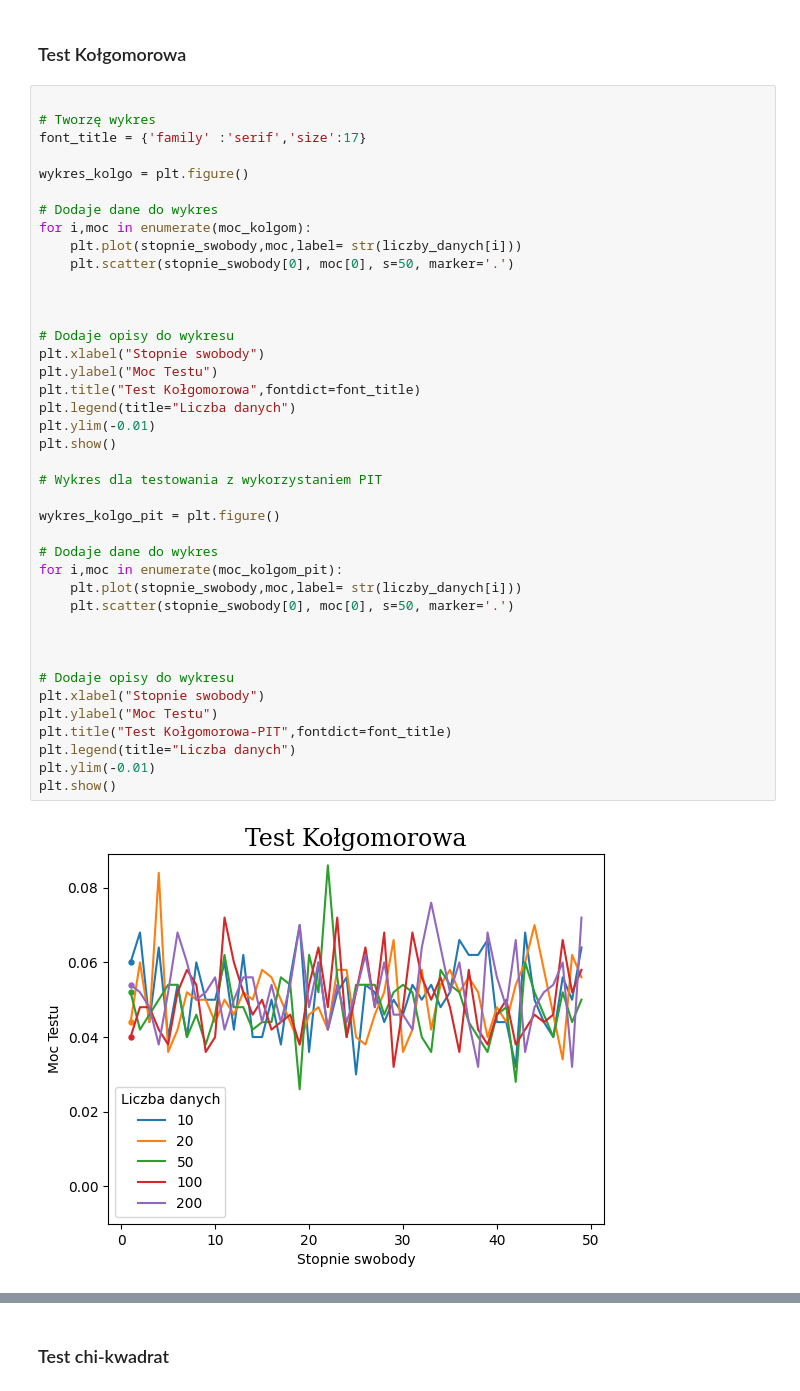
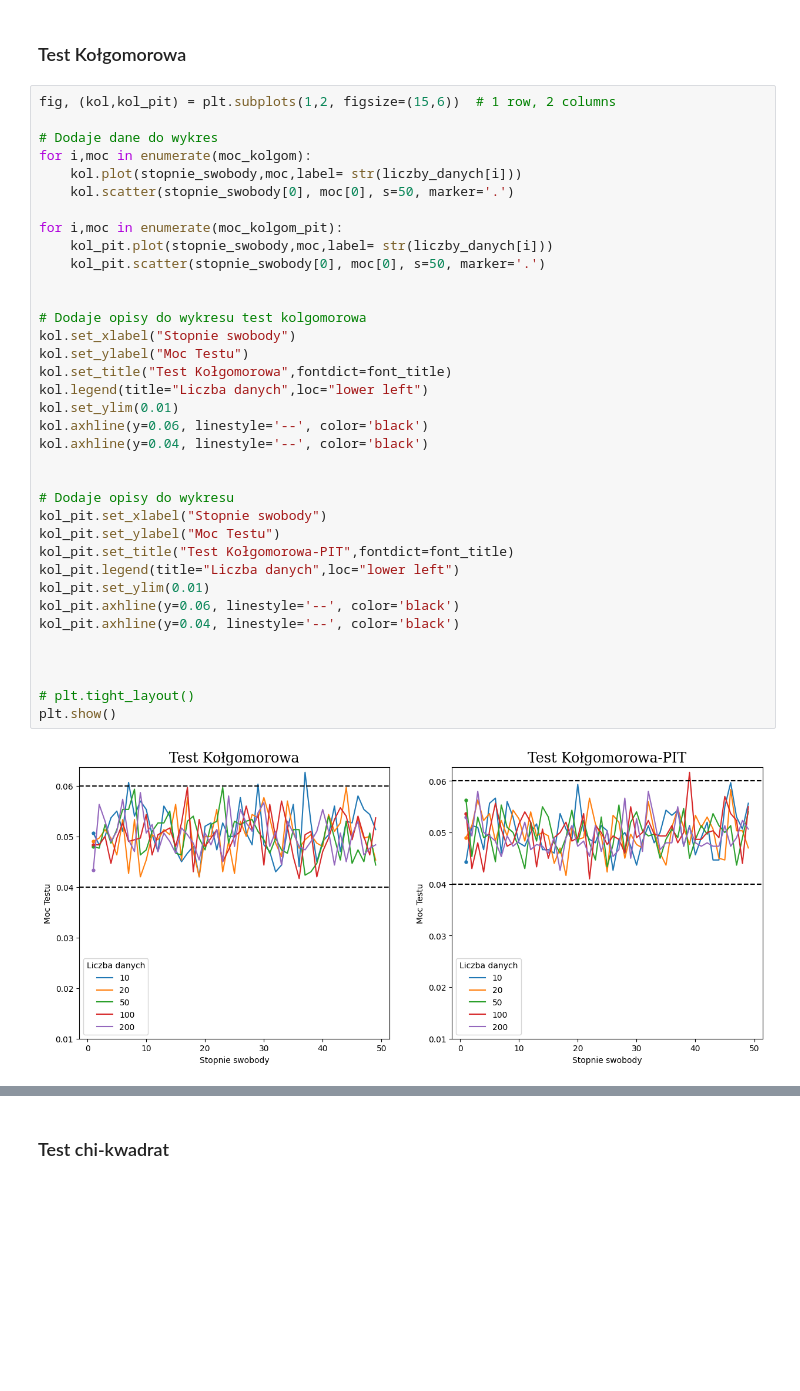
Before and after one commit to Arekflo2002/MetodyNieparametryczneStatystyka_Rozwiazania, a Jupyter notebook: Zadanie2.ipynb, the cells around one changed output, grey strips where cells are left out. Cells and saved outputs as stored; diff of their text form; blank space fills up the shorter version.

```diff
--- a/Zadanie2.ipynb
+++ b/Zadanie2.ipynb
@@ -221,44 +223,40 @@ moc_chi_pit = obliczanie_mocy_testu("chi",True)
 # %% [markdown]
 ### Test Kołgomorowa
 # %%
-
-# Tworzę wykres
-font_title = {'family' :'serif','size':17}
-
-wykres_kolgo = plt.figure()
+fig, (kol,kol_pit) = plt.subplots(1,2, figsize=(15,6))  # 1 row, 2 columns
 
 # Dodaje dane do wykres
 for i,moc in enumerate(moc_kolgom):
-    plt.plot(stopnie_swobody,moc,label= str(liczby_danych[i]))
-    plt.scatter(stopnie_swobody[0], moc[0], s=50, marker='.')
+    kol.plot(stopnie_swobody,moc,label= str(liczby_danych[i]))
+    kol.scatter(stopnie_swobody[0], moc[0], s=50, marker='.')
+
+for i,moc in enumerate(moc_kolgom_pit):
+    kol_pit.plot(stopnie_swobody,moc,label= str(liczby_danych[i]))
+    kol_pit.scatter(stopnie_swobody[0], moc[0], s=50, marker='.')
+
+
+# Dodaje opisy do wykresu test kolgomorowa
+kol.set_xlabel("Stopnie swobody")
+kol.set_ylabel("Moc Testu")
+kol.set_title("Test Kołgomorowa",fontdict=font_title)
+kol.legend(title="Liczba danych",loc="lower left")
+kol.set_ylim(0.01)
+kol.axhline(y=0.06, linestyle='--', color='black')
+kol.axhline(y=0.04, linestyle='--', color='black')
+
+
+# Dodaje opisy do wykresu
+kol_pit.set_xlabel("Stopnie swobody")
+kol_pit.set_ylabel("Moc Testu")
+kol_pit.set_title("Test Kołgomorowa-PIT",fontdict=font_title)
+kol_pit.legend(title="Liczba danych",loc="lower left")
+kol_pit.set_ylim(0.01)
+kol_pit.axhline(y=0.06, linestyle='--', color='black')
+kol_pit.axhline(y=0.04, linestyle='--', color='black')
 
 
 
-# Dodaje opisy do wykresu
-plt.xlabel("Stopnie swobody")
-plt.ylabel("Moc Testu")
-plt.title("Test Kołgomorowa",fontdict=font_title)
-plt.legend(title="Liczba danych")
-plt.ylim(-0.01)
+# plt.tight_layout()
 plt.show()
-
-# Wykres dla testowania z wykorzystaniem PIT
-
-wykres_kolgo_pit = plt.figure()
-
-# Dodaje dane do wykres
-for i,moc in enumerate(moc_kolgom_pit):
-    plt.plot(stopnie_swobody,moc,label= str(liczby_danych[i]))
-    plt.scatter(stopnie_swobody[0], moc[0], s=50, marker='.')
-
-
-
-# Dodaje opisy do wykresu
-plt.xlabel("Stopnie swobody")
-plt.ylabel("Moc Testu")
-plt.title("Test Kołgomorowa-PIT",fontdict=font_title)
-plt.legend(title="Liczba danych")
-plt.ylim(-0.01)
-plt.show()
 # %% [output]
-[figure, old version]
+[figure, new version]
```
Also changed, not shown: parts of 11 cells of this notebook, 1 other file.
